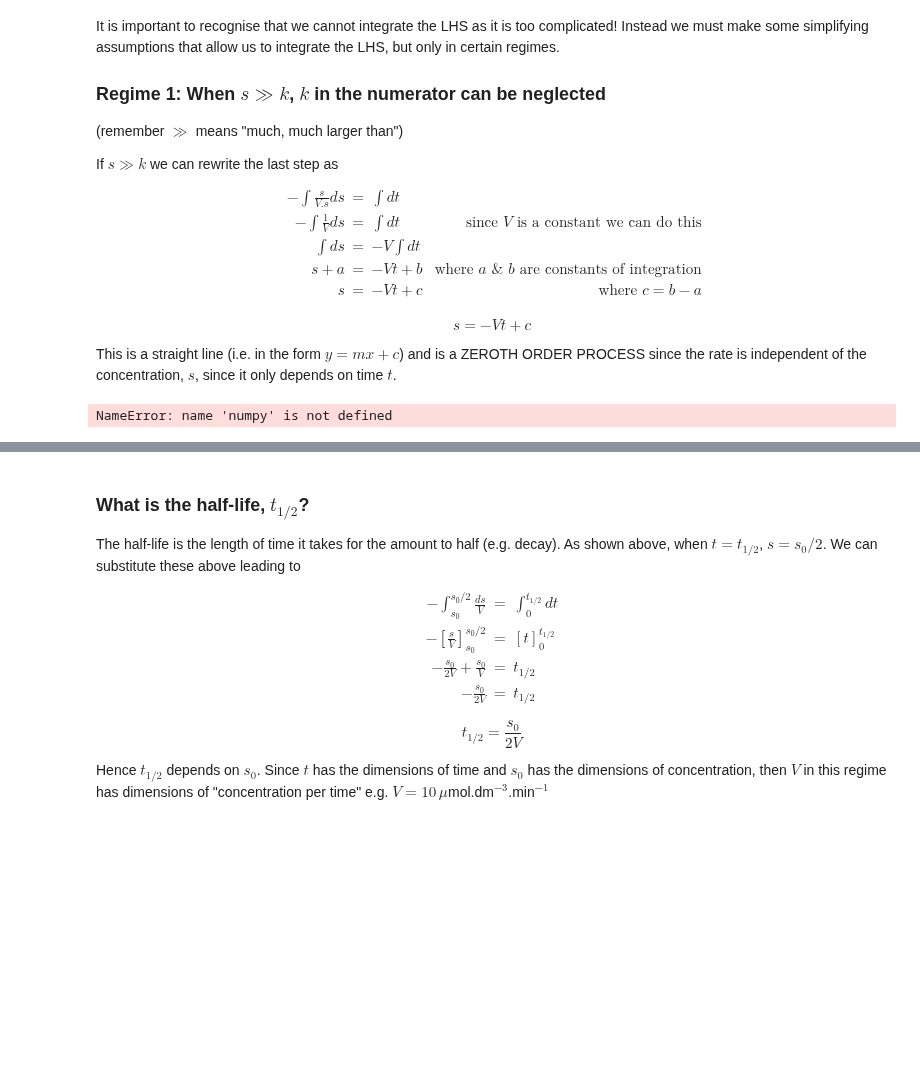
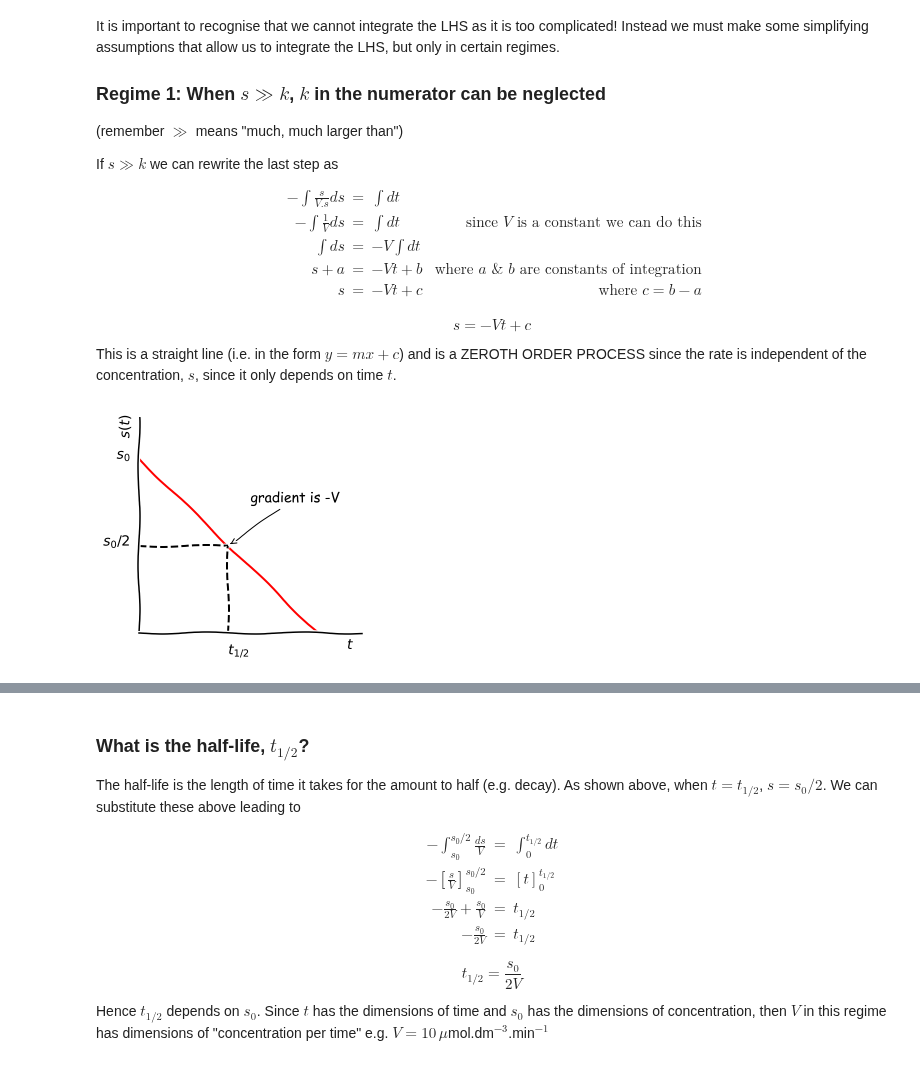
Before and after one commit to philipwfowler/quantitative_biochemistry, a Jupyter notebook: lectures/L11.ipynb, the cells around one changed output, grey strips where cells are left out. Saved outputs shown, nothing was run; the diff lists cells and outputs as text; code cells hidden in the pictures; blank space fills up the shorter version.

```diff
--- a/lectures/L11.ipynb
+++ b/lectures/L11.ipynb
@@ -280,31 +284,35 @@ This is a straight line (i.e. in the form $y=mx+c$) and is a ZEROTH ORDER PROCES
 t = numpy.linspace(0, 5, 50)
 
 plt.xkcd()
 fig,axis=plt.subplots(figsize=(4,4))
 axis.spines['right'].set_color('none')
 axis.spines['top'].set_color('none')
 axis.set_xticks(range(6,10))
 axis.set_xlim([0,5])
 axis.xaxis.set_label_coords(0.95, -0.025)
 axis.set_xlabel('$t$')
+axis.spines['left'].set_position('zero')
+axis.spines['right'].set_color('none')
+axis.spines['bottom'].set_position('zero')
+axis.spines['top'].set_color('none')
 
 axis.set_yticks(range(6,10))
 axis.set_ylim([0,5])
 axis.yaxis.set_label_coords(-0.025,0.95)
 axis.set_ylabel('$s(t)$')
 
 V = 1
 c = 4
 s = -V*t+c
 axis.plot(t, s,'r-')
 axis.annotate('gradient is -V',xytext=(2.5,3),xy=(2,2),arrowprops=dict(arrowstyle='->'))
 axis.plot((0,2),(2,2),'k--')
 axis.plot((2,2),(0,2),'k--')
 axis.text(2,-0.5,'$t_{1/2}$')
 axis.text(-0.8,2,'$s_0/2$')
 axis.text(-0.5,4,'$s_0$')
 plt.show()
 
 code_toggle()
 # %% [output]
-NameError: name 'numpy' is not defined
+[figure, added]
```
Also changed, not shown: parts of 3 cells of this notebook, 5 other files.
